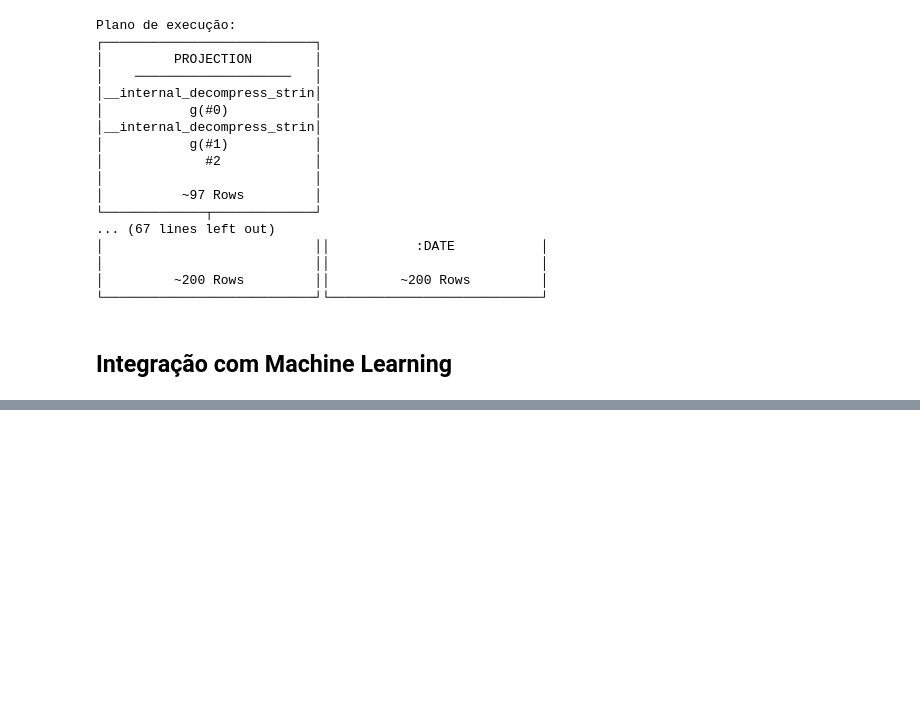
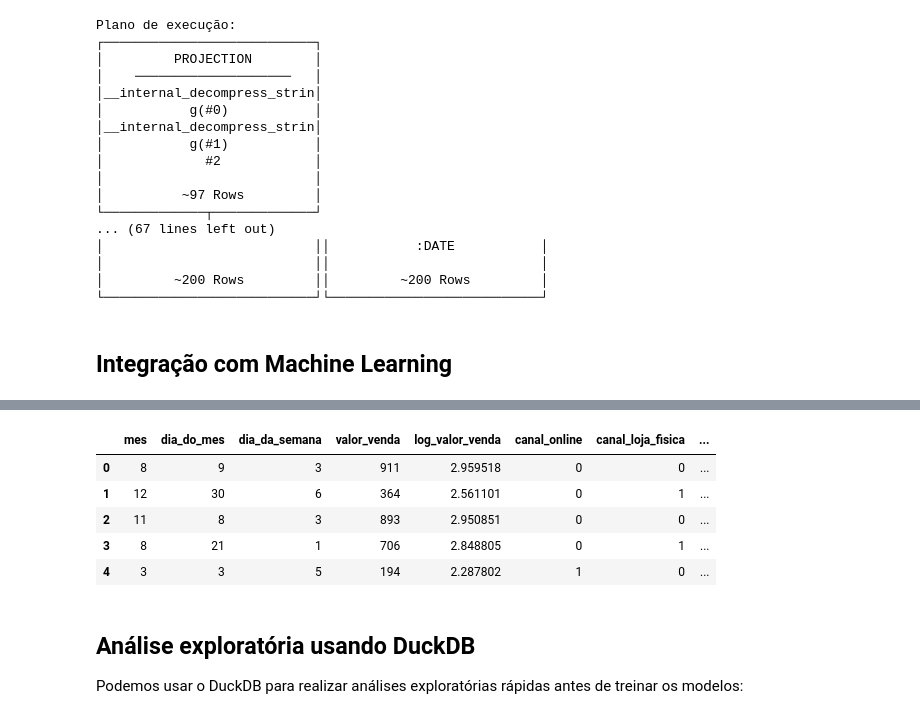
Before and after one commit to vinileodido/10-Minutos-ao-Duckdb, a Jupyter notebook: 10 Minutos ao Duckdb.ipynb, the cells around one changed output, grey strips where cells are left out. Saved outputs shown, nothing was run; the diff lists cells and outputs as text; code cells hidden in the pictures; blank space fills up the shorter version.

```diff
--- a/10 Minutos ao Duckdb.ipynb
+++ b/10 Minutos ao Duckdb.ipynb
@@ -1537,0 +1600,42 @@ Plano de execução:
+# %%
+# Usando DuckDB para engenharia de features
+features_df = con.execute("""
+SELECT
+    -- Extraindo características da data
+    EXTRACT(MONTH FROM data_venda) AS mes,
+    EXTRACT(DAY FROM data_venda) AS dia_do_mes,
+    EXTRACT(DOW FROM data_venda) AS dia_da_semana,
+
+    -- Transformando valores de venda
+    valor_venda,
+    LOG(valor_venda) AS log_valor_venda,
+
+    -- Criando variáveis dummy para canais
+    CASE WHEN canal = 'Online' THEN 1 ELSE 0 END AS canal_online,
+    CASE WHEN canal = 'Loja Física' THEN 1 ELSE 0 END AS canal_loja_fisica,
+    CASE WHEN canal = 'Telefone' THEN 1 ELSE 0 END AS canal_telefone,
+
+    -- Criando variáveis dummy para produtos
+    CASE WHEN produto = 'Produto A' THEN 1 ELSE 0 END AS produto_a,
+    CASE WHEN produto = 'Produto B' THEN 1 ELSE 0 END AS produto_b,
+    CASE WHEN produto = 'Produto C' THEN 1 ELSE 0 END AS produto_c,
+    CASE WHEN produto = 'Produto D' THEN 1 ELSE 0 END AS produto_d,
+
+    -- Nossa variável alvo
+    cliente_recorrente
+FROM vendas
+""").df()
+
+# Verificando as features criadas
+display(features_df.head())
+# %% [output]
+|  | mes | dia_do_mes | dia_da_semana | valor_venda | log_valor_venda | canal_online | canal_loja_fisica | ... |
+| 0 | 8 | 9 | 3 | 911 | 2.959518 | 0 | 0 | ... |
+| 1 | 12 | 30 | 6 | 364 | 2.561101 | 0 | 1 | ... |
+| 2 | 11 | 8 | 3 | 893 | 2.950851 | 0 | 0 | ... |
+| 3 | 8 | 21 | 1 | 706 | 2.848805 | 0 | 1 | ... |
+| 4 | 3 | 3 | 5 | 194 | 2.287802 | 1 | 0 | ... |
+# %% [markdown]
+## Análise exploratória usando DuckDB
+
+Podemos usar o DuckDB para realizar análises exploratórias rápidas antes de treinar os modelos:
```
Also changed, not shown: parts of 21 cells of this notebook.
